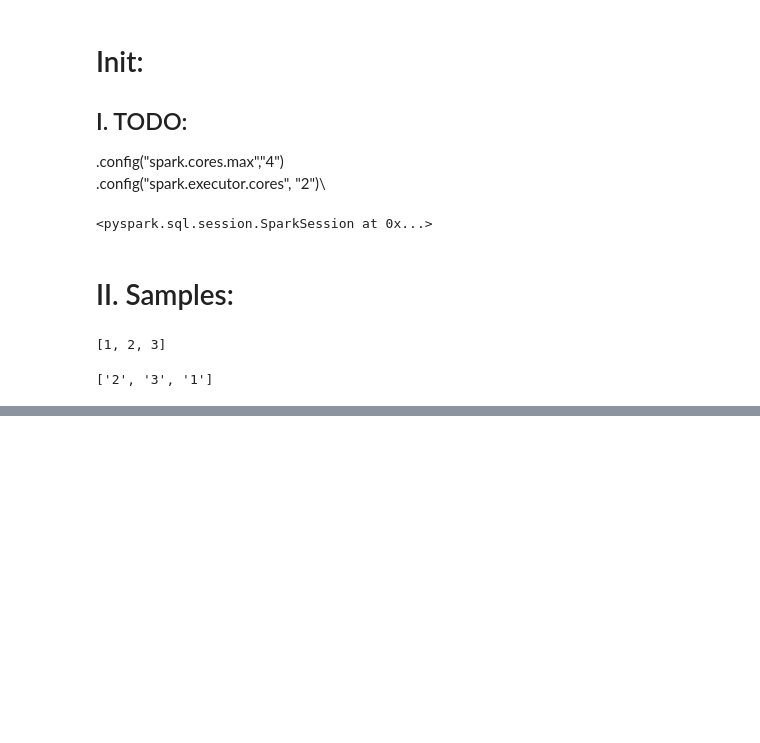
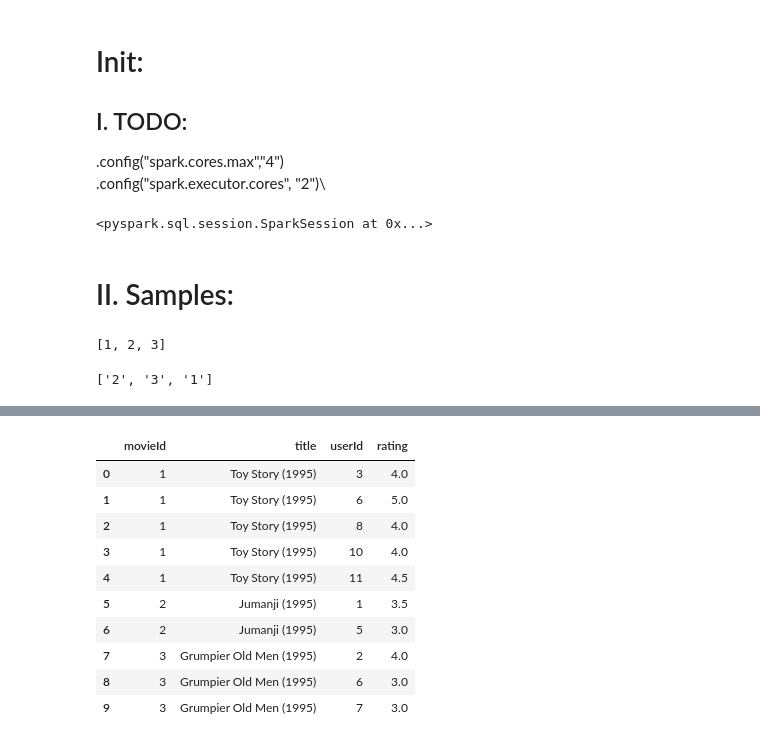
Before and after one commit to CoderandGymnast/BTL-PTPMPT-11, a Jupyter notebook: src/main.ipynb, the cells around one changed output, grey strips where cells are left out. Saved outputs shown, nothing was run; the diff lists cells and outputs as text; code cells hidden in the pictures; blank space fills up the shorter version.

```diff
--- a/src/main.ipynb
+++ b/src/main.ipynb
@@ -49,0 +108,16 @@ PythonRDD[129] at collect at /tmp/ipykernel_6870/973045085.py:1
+# %%
+ds = pd.merge(movie,rating)
+# ds=movie.join(rating, ["movieId"], 'full')
+ds.head(10)
+# %% [output]
+|  | movieId | title | userId | rating |
+| 0 | 1 | Toy Story (1995) | 3 | 4.0 |
+| 1 | 1 | Toy Story (1995) | 6 | 5.0 |
+| 2 | 1 | Toy Story (1995) | 8 | 4.0 |
+| 3 | 1 | Toy Story (1995) | 10 | 4.0 |
+| 4 | 1 | Toy Story (1995) | 11 | 4.5 |
+| 5 | 2 | Jumanji (1995) | 1 | 3.5 |
+| 6 | 2 | Jumanji (1995) | 5 | 3.0 |
+| 7 | 3 | Grumpier Old Men (1995) | 2 | 4.0 |
+| 8 | 3 | Grumpier Old Men (1995) | 6 | 3.0 |
+| 9 | 3 | Grumpier Old Men (1995) | 7 | 3.0 |
```
Also changed, not shown: parts of 16 cells of this notebook, 1 other file.
